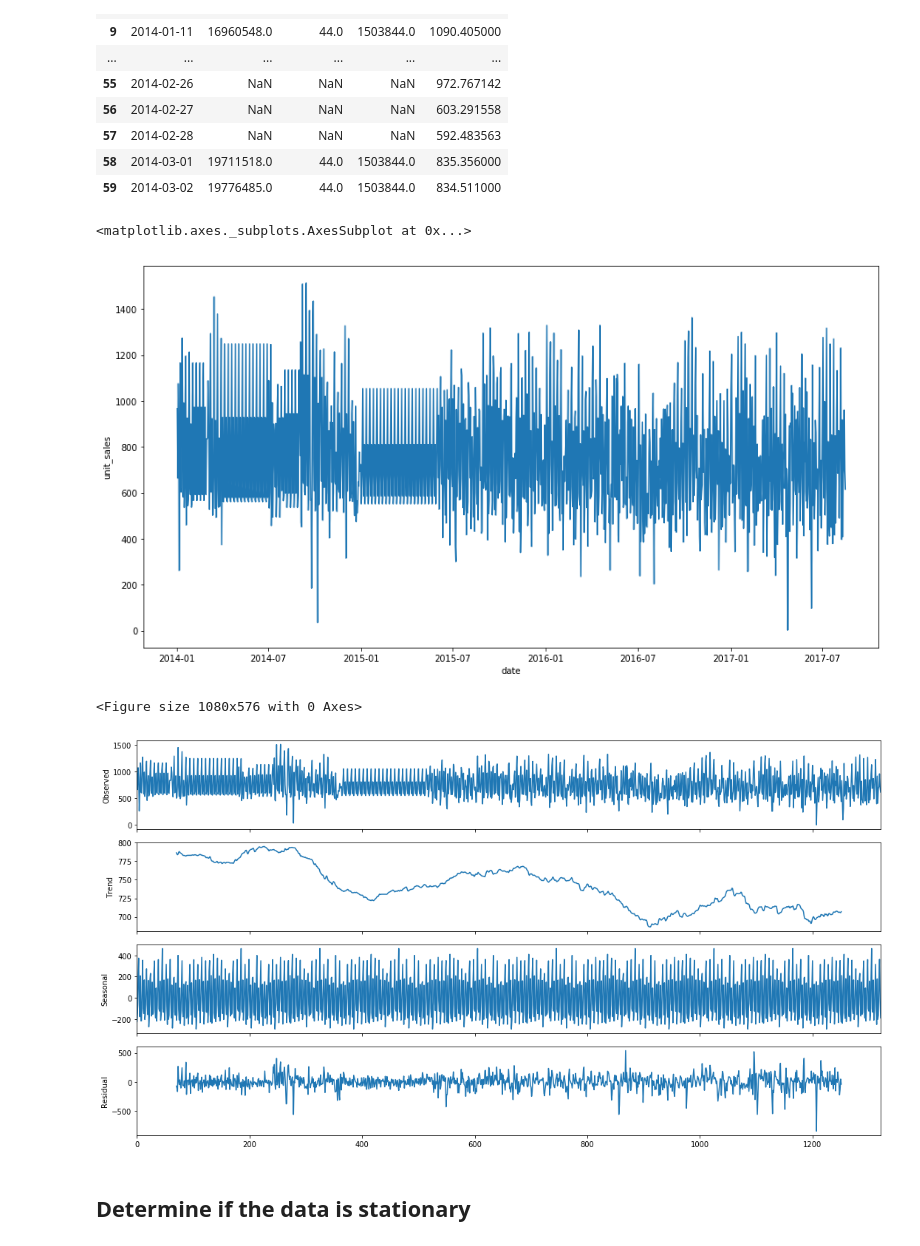
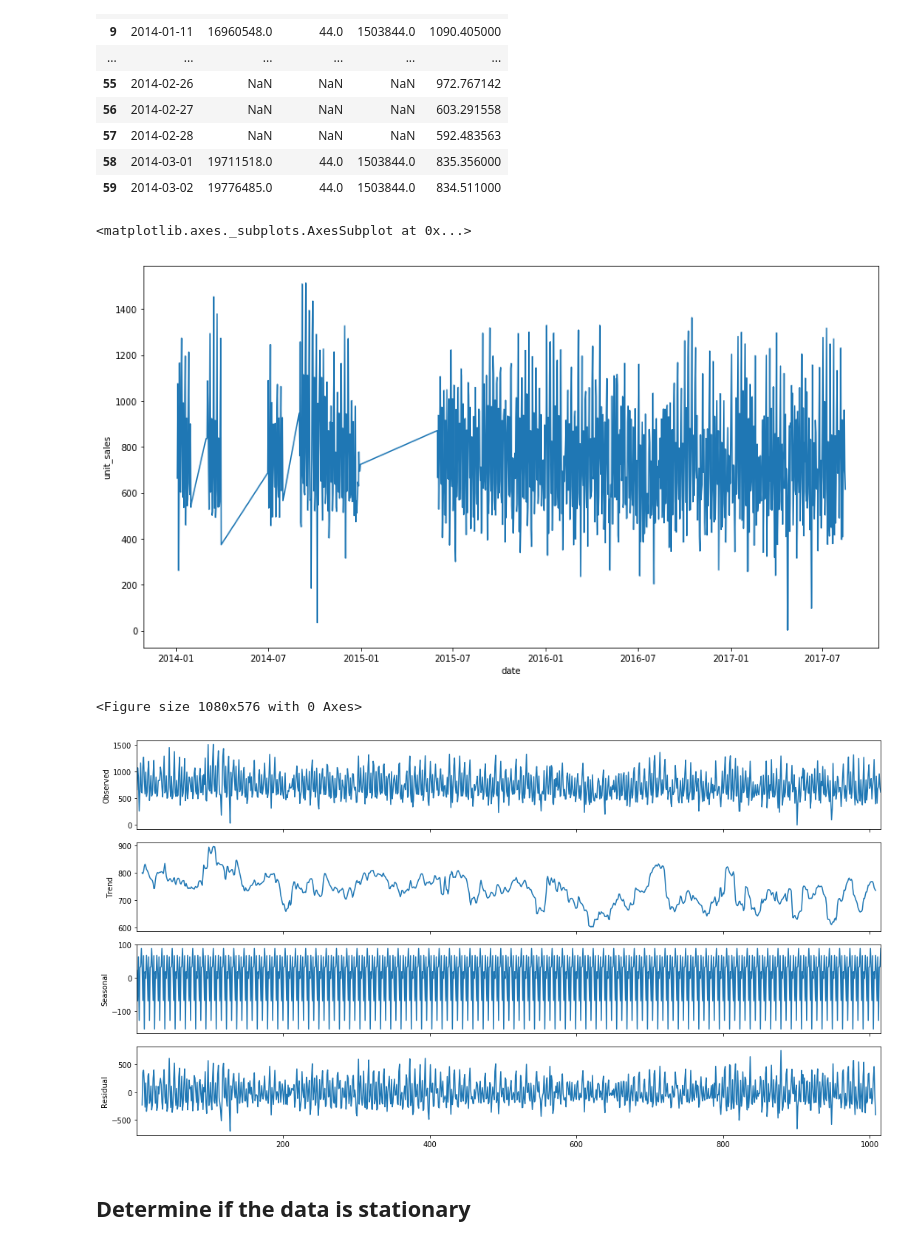
Before and after one commit to terryyylim/4240-grocery-sales-forecast, a Jupyter notebook: Grocery data - ARIMA.ipynb, the cells around one changed output. Saved outputs shown, nothing was run; the diff lists cells and outputs as text; code cells hidden in the pictures.

```diff
--- a/Grocery data - ARIMA.ipynb
+++ b/Grocery data - ARIMA.ipynb
@@ -43,3 +51,5 @@ store_sub.reset_index(drop = True, inplace = True)
+# %%
+store_sub = pd.read_csv('../data/combined.csv', parse_dates = ['date'])
 # %%
 store_sub.shape
 # %% [output]
@@ -215,16 +200,16 @@ store_sub.head(60)
 sns.lineplot(x = 'date', y = 'unit_sales', data = store_sub)
 # %% [output]
 <matplotlib.axes._subplots.AxesSubplot at 0x...>
-[figure, old version]
+[figure, new version]
 # %%
 from statsmodels.tsa.seasonal import seasonal_decompose
-decomposition = seasonal_decompose(store_sub['unit_sales'], freq = 140)
+decomposition = seasonal_decompose(store_sub['unit_sales'], freq = 14)
 fig = plt.figure()
 fig = decomposition.plot()
 fig.set_size_inches(15, 8)
 # %% [output]
 <Figure size 1080x576 with 0 Axes>
-[figure, old version]
+[figure, new version]
 # %% [markdown]
 ## Determine if the data is stationary
 # %%
```
Also changed, not shown: parts of 13 cells of this notebook, 2 other files.
